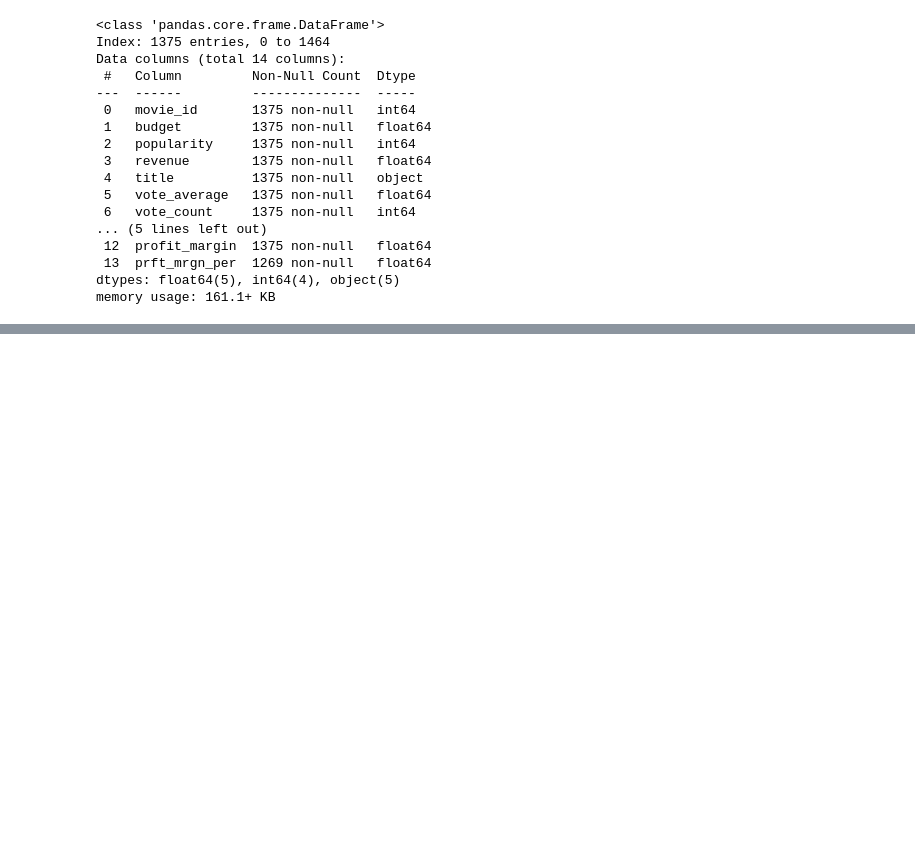
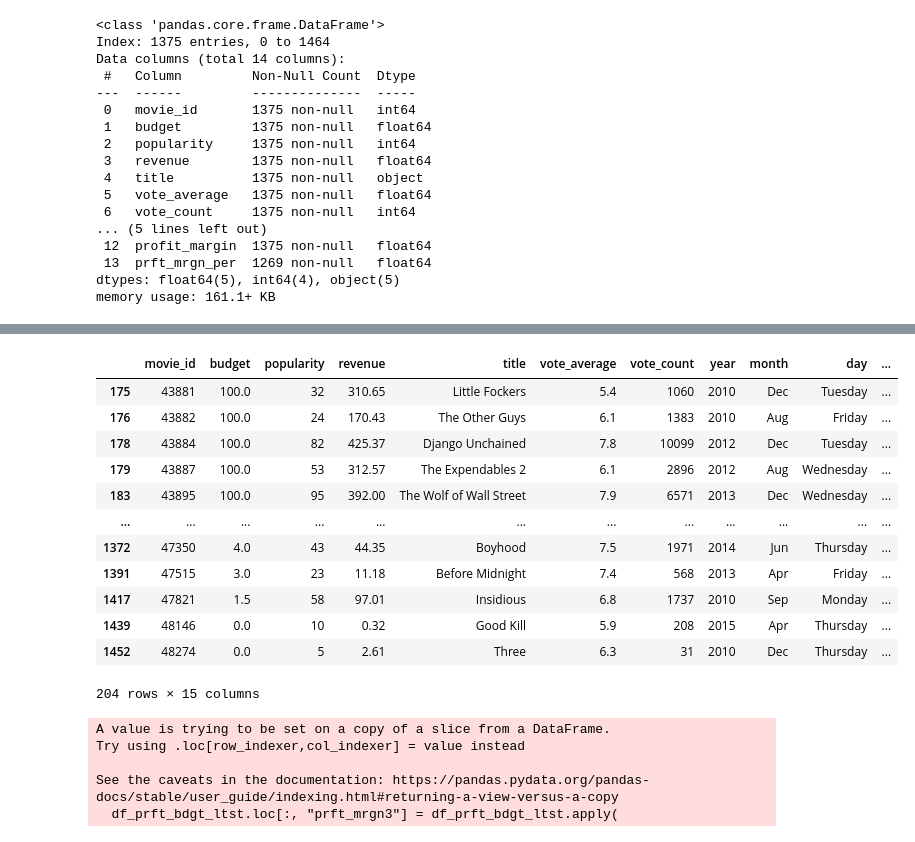
Before and after one commit to mjshubham21/Python_DA, a Jupyter notebook: Json Classes/data/pandas2.ipynb, the cells around one changed output, grey strips where cells are left out. Drawn from its saved outputs; the diff is of its cells as text; code cells hidden in the pictures; blank space fills up the shorter version.

Commit message:
pandas, addded functions, group by and more.

```diff
--- a/Json Classes/data/pandas2.ipynb
+++ b/Json Classes/data/pandas2.ipynb
@@ -242,0 +256,3 @@ memory usage: 161.1+ KB
+# %%
+df_prft_bdgt_ltst = df[(df["budget"] <= 100) & (df["profit_margin"] > 0) & (df["year"] >= 2010)]
+df_prft_bdgt_ltst.describe()
@@ -242,0 +335,10 @@ memory usage: 161.1+ KB
+# %%
+def profit_margin(row):
+    rev = row["revenue"]
+    bud = row["budget"]
+    if rev == 0:
+        return 0 #Avoiding 0 division.
+    else:
+        return (rev - bud)/ rev
+# %%
+df_prft_bdgt_ltst["prft_mrgn2"] = df_prft_bdgt_ltst[["revenue", "budget"]].apply(profit_margin, axis = 1)
@@ -242,0 +351,27 @@ memory usage: 161.1+ KB
+# %%
+df_prft_bdgt_ltst
+# %% [output]
+|  | movie_id | budget | popularity | revenue | title | vote_average | vote_count | year | month | day | ... |
+| 175 | 43881 | 100.0 | 32 | 310.65 | Little Fockers | 5.4 | 1060 | 2010 | Dec | Tuesday | ... |
+| 176 | 43882 | 100.0 | 24 | 170.43 | The Other Guys | 6.1 | 1383 | 2010 | Aug | Friday | ... |
+| 178 | 43884 | 100.0 | 82 | 425.37 | Django Unchained | 7.8 | 10099 | 2012 | Dec | Tuesday | ... |
+| 179 | 43887 | 100.0 | 53 | 312.57 | The Expendables 2 | 6.1 | 2896 | 2012 | Aug | Wednesday | ... |
+| 183 | 43895 | 100.0 | 95 | 392.00 | The Wolf of Wall Street | 7.9 | 6571 | 2013 | Dec | Wednesday | ... |
+| ... | ... | ... | ... | ... | ... | ... | ... | ... | ... | ... | ... |
+| 1372 | 47350 | 4.0 | 43 | 44.35 | Boyhood | 7.5 | 1971 | 2014 | Jun | Thursday | ... |
+| 1391 | 47515 | 3.0 | 23 | 11.18 | Before Midnight | 7.4 | 568 | 2013 | Apr | Friday | ... |
+| 1417 | 47821 | 1.5 | 58 | 97.01 | Insidious | 6.8 | 1737 | 2010 | Sep | Monday | ... |
+| 1439 | 48146 | 0.0 | 10 | 0.32 | Good Kill | 5.9 | 208 | 2015 | Apr | Thursday | ... |
+| 1452 | 48274 | 0.0 | 5 | 2.61 | Three | 6.3 | 31 | 2010 | Dec | Thursday | ... |
+204 rows × 15 columns
+# %%
+# same function using 1 liner.
+df_prft_bdgt_ltst.loc[:, "prft_mrgn3"] = df_prft_bdgt_ltst.apply(
+    lambda row: (row["revenue"] - row["budget"])/ row["revenue"] if row["revenue"] != 0 else 0, axis = 1
+)
+# %% [output]
+A value is trying to be set on a copy of a slice from a DataFrame.
+Try using .loc[row_indexer,col_indexer] = value instead
+
+See the caveats in the documentation: https://pandas.pydata.org/pandas-docs/stable/user_guide/indexing.html#returning-a-view-versus-a-copy
+  df_prft_bdgt_ltst.loc[:, "prft_mrgn3"] = df_prft_bdgt_ltst.apply(
```
Also changed, not shown: parts of 14 cells of this notebook.
